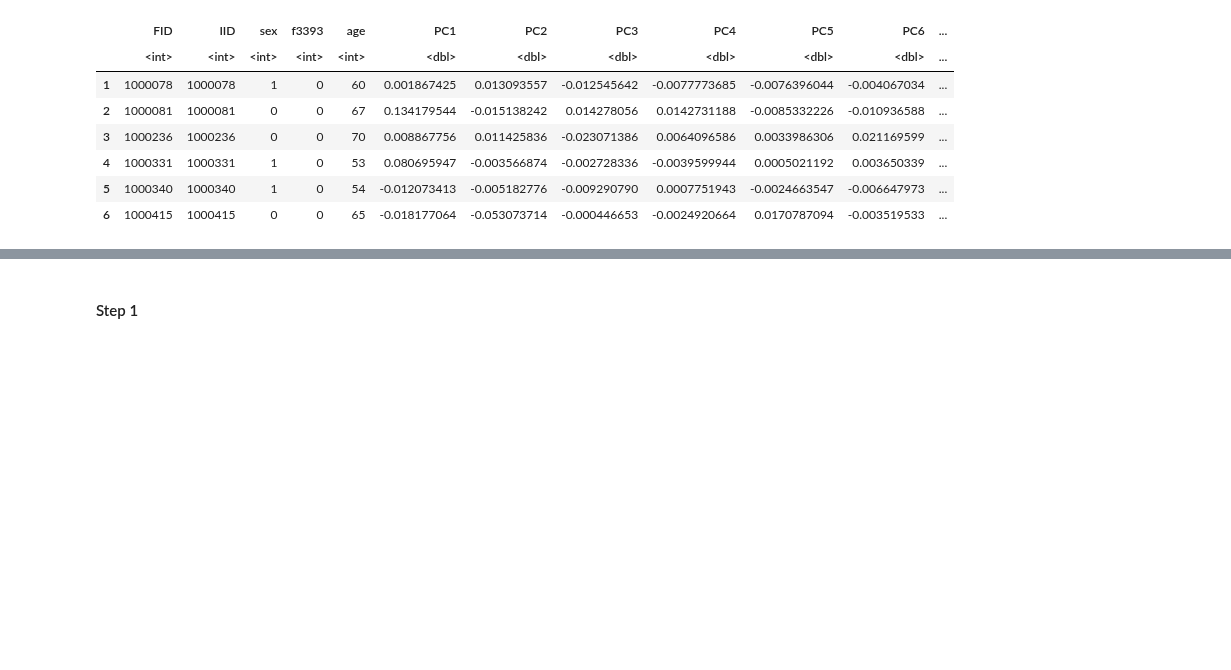
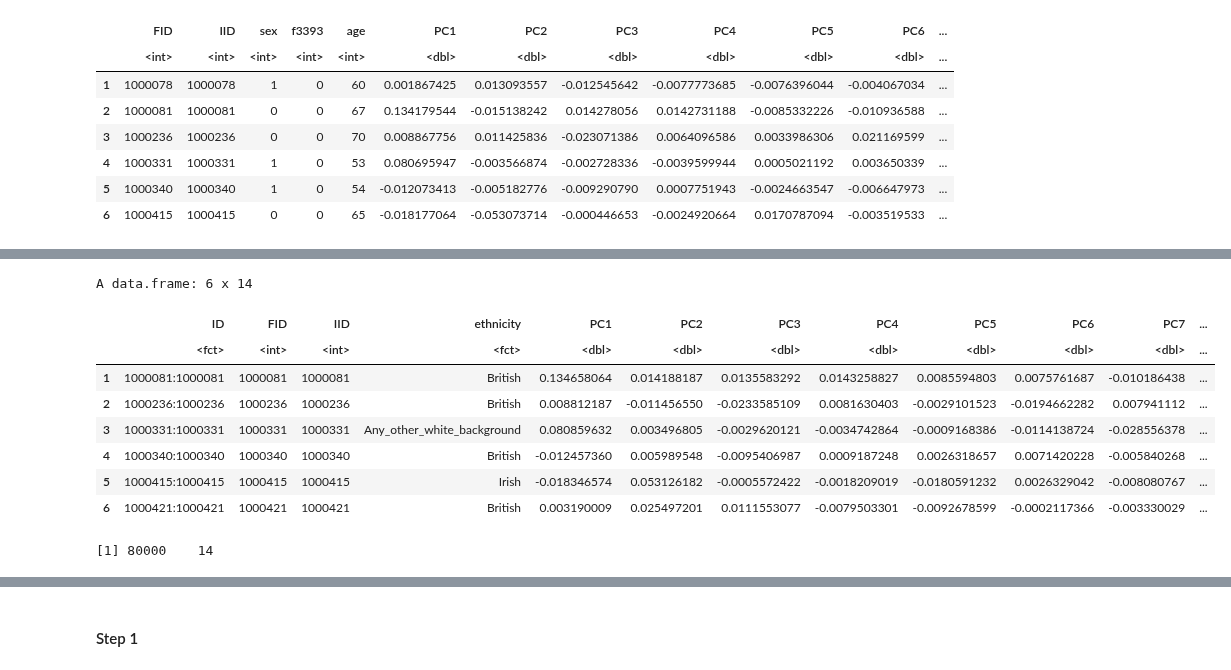
Before and after one commit to statgenetics/UKBB_GWAS_dev, a Jupyter notebook: workflow/rare_variants/050922_rare_variant_heritability.ipynb, the cells around one changed output, grey strips where cells are left out. Saved outputs shown, nothing was run; the diff lists cells and outputs as text; code cells hidden in the pictures; blank space fills up the shorter version.

Commit message:
script for heritability analysis

```diff
--- a/workflow/rare_variants/050922_rare_variant_heritability.ipynb
+++ b/workflow/rare_variants/050922_rare_variant_heritability.ipynb
@@ -939,0 +1036,15 @@ write.table(f3393_final, "/mnt/mfs/statgen/UKBiobank/results/ARHI_heritability/p
+# %%
+pca <- read.table("/mnt/mfs/statgen/UKBiobank/results/ARHI_heritability/060722_pca_common_80K/f3393/090321_UKBB_Hearing_aid_f3393_expandedwhite_6436cases_96601ctrl.pca.txt", header=T)
+head(pca)
+dim(pca)
+# %% [output]
+A data.frame: 6 x 14
+|  | ID | FID | IID | ethnicity | PC1 | PC2 | PC3 | PC4 | PC5 | PC6 | PC7 | ... |
+|  | <fct> | <int> | <int> | <fct> | <dbl> | <dbl> | <dbl> | <dbl> | <dbl> | <dbl> | <dbl> | ... |
+| 1 | 1000081:1000081 | 1000081 | 1000081 | British | 0.134658064 | 0.014188187 | 0.0135583292 | 0.0143258827 | 0.0085594803 | 0.0075761687 | -0.010186438 | ... |
+| 2 | 1000236:1000236 | 1000236 | 1000236 | British | 0.008812187 | -0.011456550 | -0.0233585109 | 0.0081630403 | -0.0029101523 | -0.0194662282 | 0.007941112 | ... |
+| 3 | 1000331:1000331 | 1000331 | 1000331 | Any_other_white_background | 0.080859632 | 0.003496805 | -0.0029620121 | -0.0034742864 | -0.0009168386 | -0.0114138724 | -0.028556378 | ... |
+| 4 | 1000340:1000340 | 1000340 | 1000340 | British | -0.012457360 | 0.005989548 | -0.0095406987 | 0.0009187248 | 0.0026318657 | 0.0071420228 | -0.005840268 | ... |
+| 5 | 1000415:1000415 | 1000415 | 1000415 | Irish | -0.018346574 | 0.053126182 | -0.0005572422 | -0.0018209019 | -0.0180591232 | 0.0026329042 | -0.008080767 | ... |
+| 6 | 1000421:1000421 | 1000421 | 1000421 | British | 0.003190009 | 0.025497201 | 0.0111553077 | -0.0079503301 | -0.0092678599 | -0.0002117366 | -0.003330029 | ... |
+[1] 80000    14
```
Also changed, not shown: parts of 57 cells of this notebook, 1 other file.
